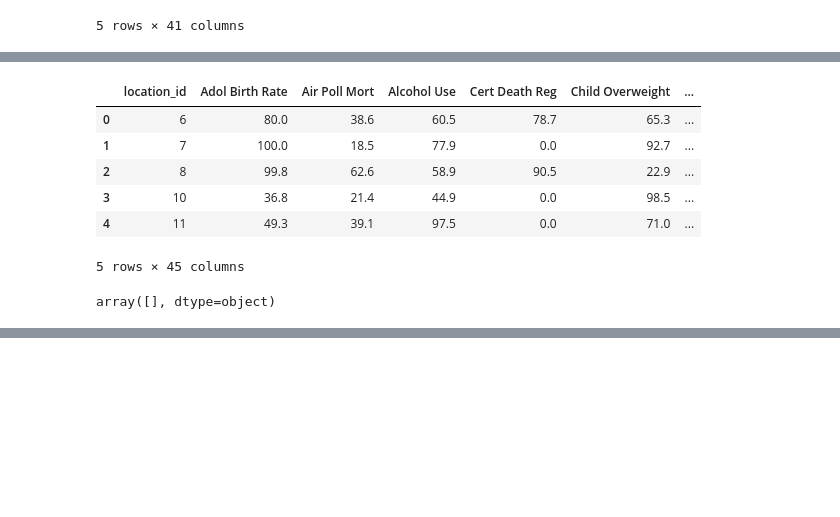
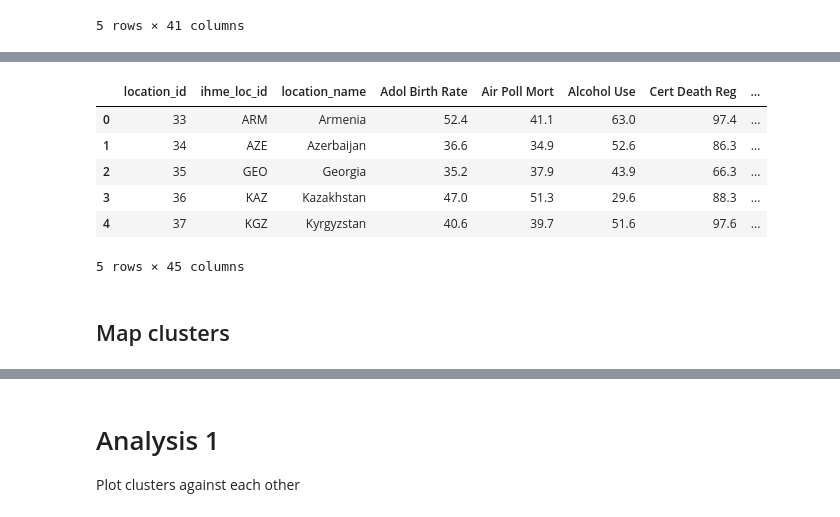
Before and after one commit to zwrankin/health_indicators, a Jupyter notebook: health_indicators/notebooks/2019_01_28_GBD_SDG_clustering.ipynb, the cells around one changed output, grey strips where cells are left out. Cells and saved outputs as stored; diff of their text form; code cells hidden in the pictures; blank space fills up the shorter version.

```diff
--- a/health_indicators/notebooks/2019_01_28_GBD_SDG_clustering.ipynb
+++ b/health_indicators/notebooks/2019_01_28_GBD_SDG_clustering.ipynb
@@ -51,3 +59,14 @@ data.head()
 # %%
 from sklearn.cluster import KMeans
-kmean = KMeans(n_clusters=8, random_state=0)
+kmean = KMeans(n_clusters=7, random_state=0)
+# %%
+inertias = []
+n_clusters = range(1, 12)
+for i in n_clusters:
+    kmean = KMeans(n_clusters=i, random_state=0)
+    kmean.fit(data)
+    inertias.append(kmean.inertia_)
+
+plt.plot(n_clusters, inertias)
+plt.xlabel('n clusters')
+plt.ylabel('inertia')
@@ -54,3 +76,6 @@ kmean = KMeans(n_clusters=8, random_state=0)
+# %%
+# We'll arbitrarily use 7 clusters because that's how many GBD super regions there are
+kmean = KMeans(n_clusters=7, random_state=0)
 # %%
 kmean.fit(data)
 data['cluster'] = kmean.labels_
@@ -86,20 +110,18 @@ g = sns.heatmap(d,annot=True, fmt = ".2f", cmap = "coolwarm", center=50)
 from src.data.download_DHS import load_gbd_location_metadata
 location_metadata = load_gbd_location_metadata()
 # %%
-df_final = pd.merge(data.reset_index(), location_metadata, how='outer')
+df_final = pd.merge(location_metadata, data.reset_index())
 df_final.head()
 # %% [output]
-|  | location_id | Adol Birth Rate | Air Poll Mort | Alcohol Use | Cert Death Reg | Child Overweight | ... |
-| 0 | 6 | 80.0 | 38.6 | 60.5 | 78.7 | 65.3 | ... |
-| 1 | 7 | 100.0 | 18.5 | 77.9 | 0.0 | 92.7 | ... |
-| 2 | 8 | 99.8 | 62.6 | 58.9 | 90.5 | 22.9 | ... |
-| 3 | 10 | 36.8 | 21.4 | 44.9 | 0.0 | 98.5 | ... |
-| 4 | 11 | 49.3 | 39.1 | 97.5 | 0.0 | 71.0 | ... |
+|  | location_id | ihme_loc_id | location_name | Adol Birth Rate | Air Poll Mort | Alcohol Use | Cert Death Reg | ... |
+| 0 | 33 | ARM | Armenia | 52.4 | 41.1 | 63.0 | 97.4 | ... |
+| 1 | 34 | AZE | Azerbaijan | 36.6 | 34.9 | 52.6 | 86.3 | ... |
+| 2 | 35 | GEO | Georgia | 35.2 | 37.9 | 43.9 | 66.3 | ... |
+| 3 | 36 | KAZ | Kazakhstan | 47.0 | 51.3 | 29.6 | 88.3 | ... |
+| 4 | 37 | KGZ | Kyrgyzstan | 40.6 | 39.7 | 51.6 | 97.6 | ... |
 5 rows × 45 columns
-# %%
-df_final.loc[df_final.ihme_loc_id.isna()].location_name.unique()
-# %% [output]
-array([], dtype=object)
+# %% [markdown]
+## Map clusters
 # %%
 import plotly.plotly as py
 import plotly.graph_objs as go
@@ -125,3 +147,6 @@ fig = dict(data=data, layout=layout)
 iplot(fig)
 # %% [output]
 [interactive output not drawn]
+# %% [markdown]
+# Analysis 1
+Plot clusters against each other
```
Also changed, not shown: parts of 33 cells of this notebook.
